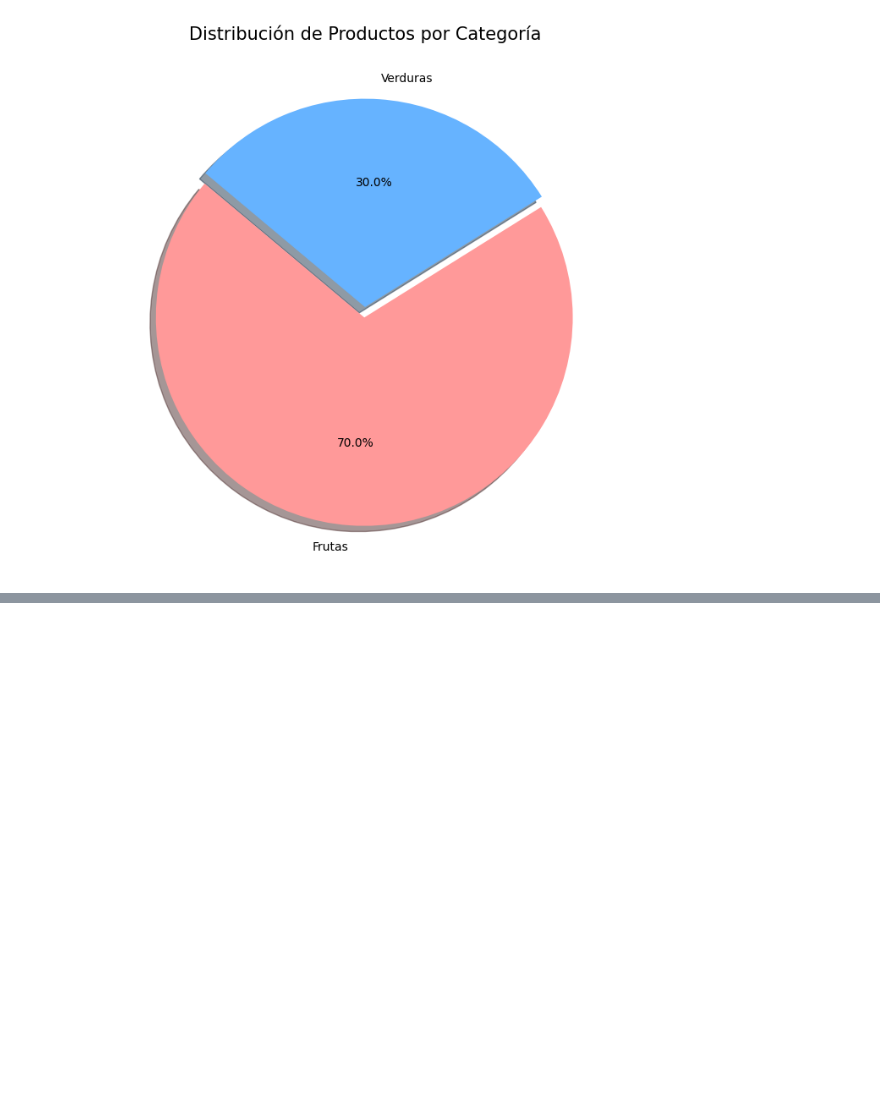
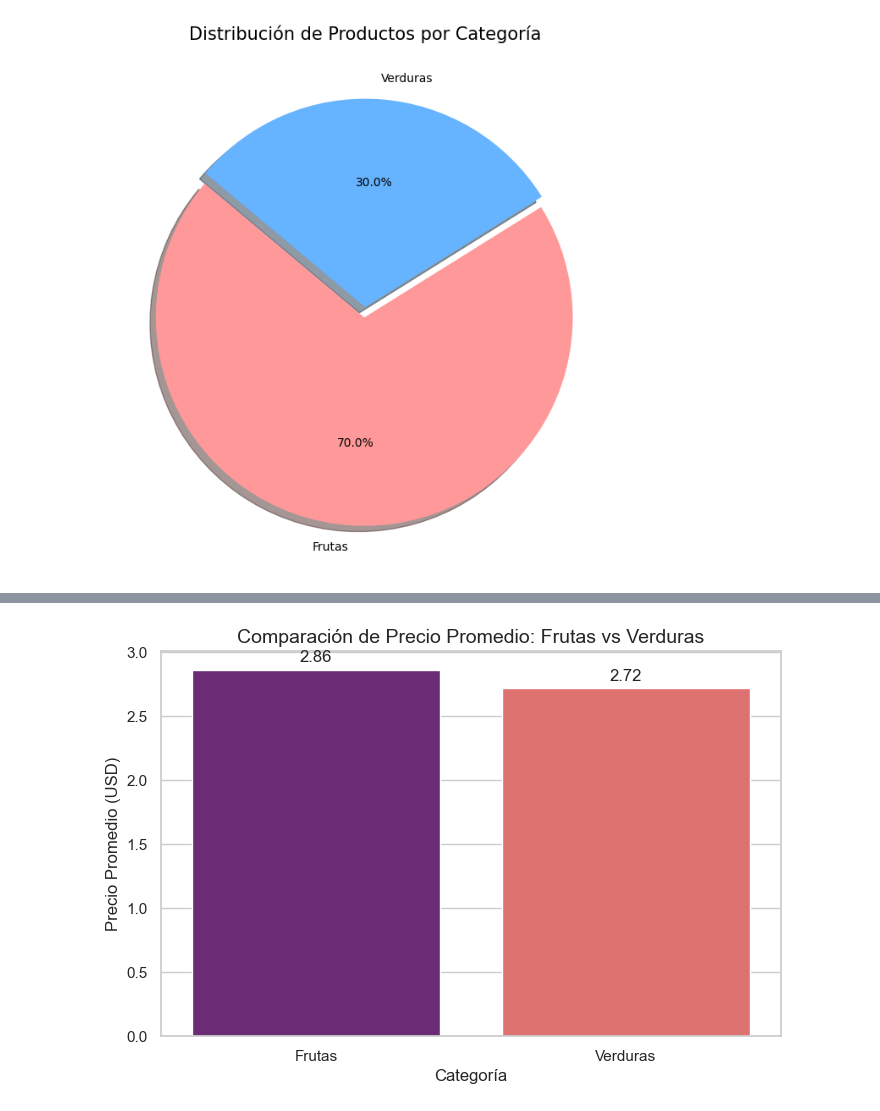
Before and after one commit to AngieJu2023/Proyectos, a Jupyter notebook: Analisis_Ventas.ipynb, the cells around one changed output, grey strips where cells are left out. Cells and saved outputs as stored; diff of their text form; code cells hidden in the pictures; blank space fills up the shorter version.

Commit message:
Gráfico Precio promedio Frutas y Verduras

```diff
--- a/Analisis_Ventas.ipynb
+++ b/Analisis_Ventas.ipynb
@@ -216,0 +224,44 @@ plt.show()
+# %%
+import pandas as pd
+import seaborn as sns
+import matplotlib.pyplot as plt
+url = "https://docs.google.com/spreadsheets/d/18LQO7KKhV8kQ_rxegxFDAcscKxs5Drii/export?format=csv"
+df_ventas = pd.read_csv(url)
+# 1. Aseguramos que los nombres de columnas no tengan espacios
+df_ventas.columns = df_ventas.columns.str.strip()
+
+# 2. Convertimos la columna a numérico
+# Primero quitamos posibles espacios, reemplazamos coma por punto y convertimos
+df_ventas['PrecioUnitario'] = pd.to_numeric(
+    df_ventas['PrecioUnitario'].astype(str).str.replace(',', '.'),
+    errors='coerce'
+)
+
+# 3. Calculamos el promedio de precio por cada categoría
+# Agrupamos por 'Categoría' y sacamos la media de 'PrecioUnitario'
+df_promedios = df_ventas.groupby('Categoría')['PrecioUnitario'].mean().reset_index()
+
+# 4. Configuramos el estilo
+sns.set_theme(style="whitegrid")
+plt.figure(figsize=(8, 5))
+
+# 5. Creamos el gráfico
+ax = sns.barplot(
+    x='Categoría',
+    y='PrecioUnitario',
+    data=df_promedios,
+    palette='magma',
+    hue='Categoría',
+    legend=False
+)
+
+# Añadimos etiquetas de valor sobre las barras para que sea más claro
+for container in ax.containers:
+    ax.bar_label(container, fmt='%.2f', padding=3)
+
+plt.title('Comparación de Precio Promedio: Frutas vs Verduras', fontsize=14)
+plt.ylabel('Precio Promedio (USD)')
+plt.xlabel('Categoría')
+plt.show()
+# %% [output]
+[figure, added]
```
Also changed, not shown: parts of 2 cells of this notebook.
